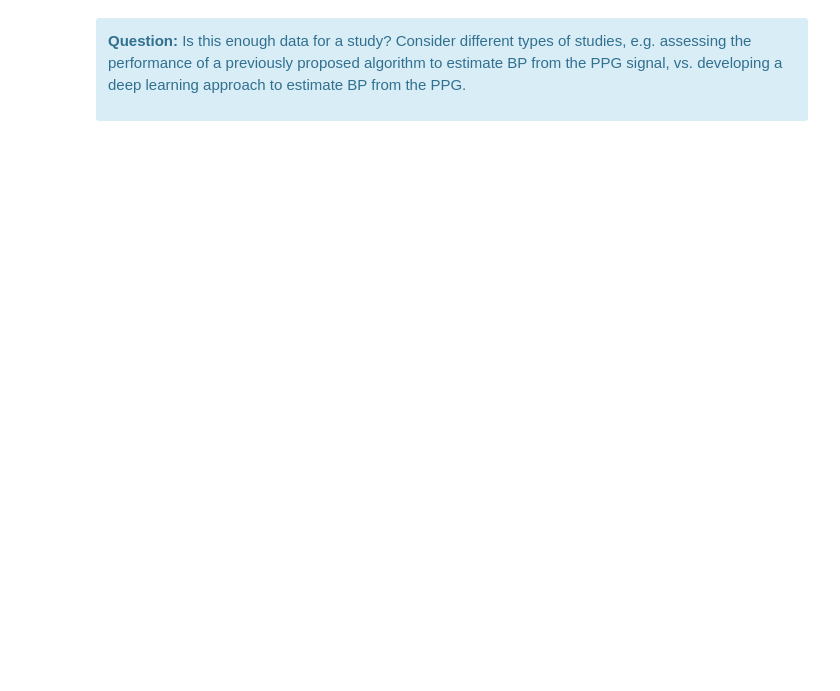
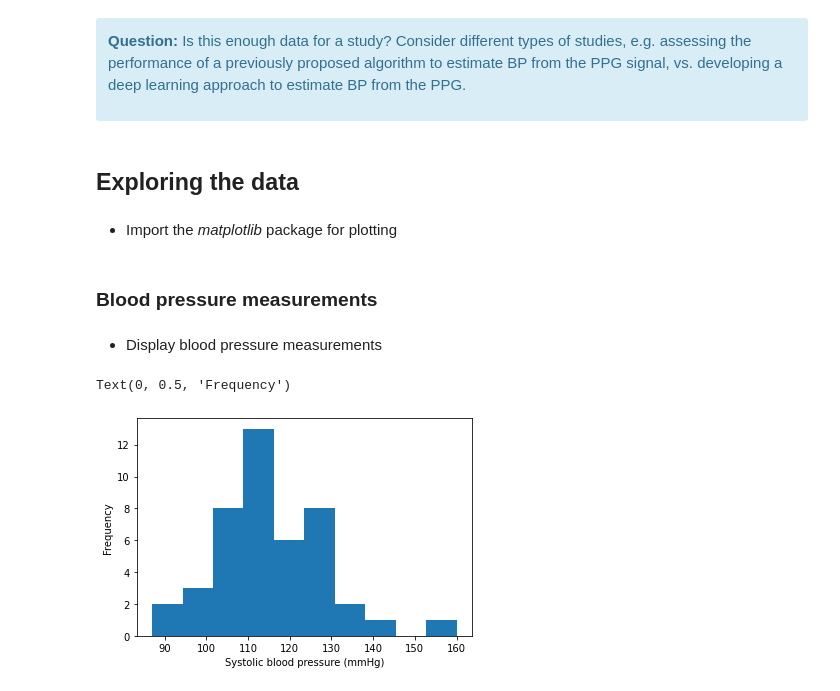
Before and after one commit to peterhcharlton/bsp-book, a Jupyter notebook: content/tutorial/notebooks/data-exploration2.ipynb, the cells around one changed output. Drawn from its saved outputs; the diff is of its cells as text; code cells hidden in the pictures; blank space fills up the shorter version.

```diff
--- a/content/tutorial/notebooks/data-exploration2.ipynb
+++ b/content/tutorial/notebooks/data-exploration2.ipynb
@@ -142,8 +118,10 @@ PhysioNet directory specified for record: pulse-transit-time-ppg/1.1.0
 - Use the [`rdheader`](https://wfdb.readthedocs.io/en/latest/io.html#wfdb.io.rdheader) function from the WFDB toolbox to load metadata from the record header file
 # %%
-record_data = wfdb.rdheader(record.name, pn_dir=record_dir, rd_segments=True)
-remote_url = "https://physionet.org/content/" + record_dir + "/" + record.name + ".hea"
-print(f"Done: metadata loaded for record '{record.name}' from the header file at:\n{remote_url}")
+idx = 3
+record = record_list[idx]
+record_data = wfdb.rdheader(record, pn_dir=database_name)
+remote_url = "https://physionet.org/content/" + record_dir + "/" + record + ".hea"
+print(f"Done: metadata loaded for record '{record}' from the header file at:\n{remote_url}")
 # %% [output]
 Done: metadata loaded for record 's2_walk' from the header file at:
 https://physionet.org/content/pulse-transit-time-ppg/1.1.0/s2_walk.hea
@@ -198,9 +162,9 @@ Earlier, we loaded 200 records from the 'mimic4wdb/0.1.0' database.
 # %% [markdown]
 - Required signals
 # %%
-required_sigs = ['ABP', 'Pleth']
+required_sigs = ['ecg', 'pleth_1']
 # %% [markdown]
 - Required duration
 # %%
 # convert from minutes to seconds
-req_seg_duration = 10*60
+req_seg_duration = 1*60
@@ -207,2 +173,4 @@ req_seg_duration = 10*60
+# %%
+req_activity = "sit"
 # %% [markdown]
 ### Find out how many records meet the requirements
@@ -290,3 +252,7 @@ The relevant segment names are:
 <div class="alert alert-block alert-info">
 <p><b>Question:</b> Is this enough data for a study? Consider different types of studies, e.g. assessing the performance of a previously proposed algorithm to estimate BP from the PPG signal, vs. developing a deep learning approach to estimate BP from the PPG.</p>
 </div>
+# %% [markdown]
+## Exploring the data
+# %% [markdown]
+- Import the _matplotlib_ package for plotting
@@ -292,0 +262,12 @@ The relevant segment names are:
+# %% [markdown]
+### Blood pressure measurements
+# %% [markdown]
+- Display blood pressure measurements
+# %%
+bp = np.concatenate((matching_recs['start_sbp'], matching_recs['end_sbp']))
+plt.hist(bp)
+plt.xlabel('Systolic blood pressure (mmHg)')
+plt.ylabel('Frequency')
+# %% [output]
+Text(0, 0.5, 'Frequency')
+[figure, added]
```
Also changed, not shown: parts of 29 cells of this notebook, 2 other files.
